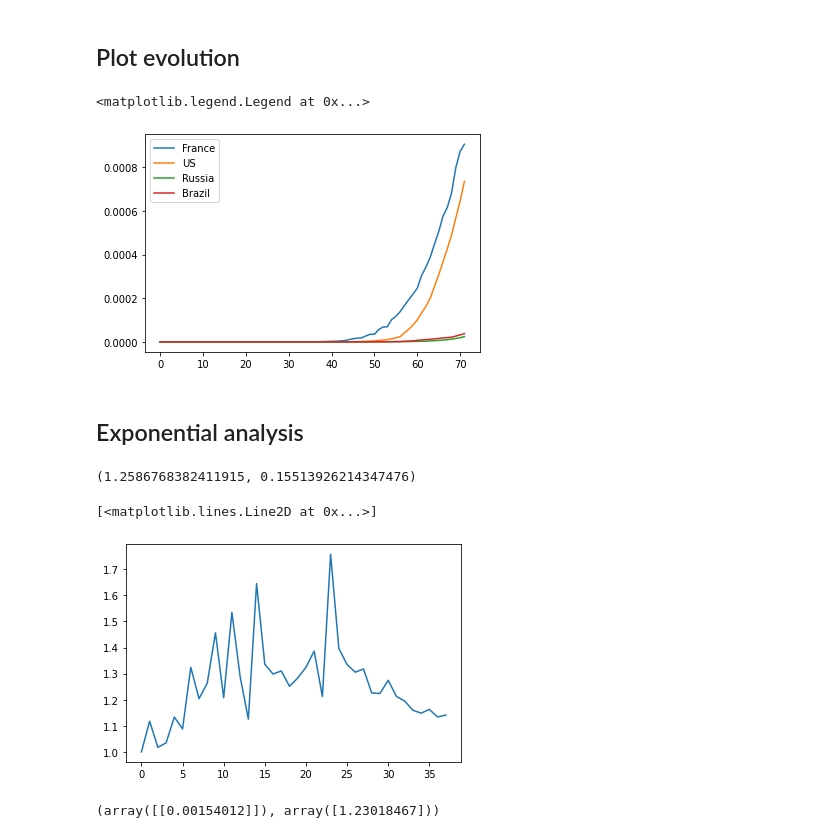
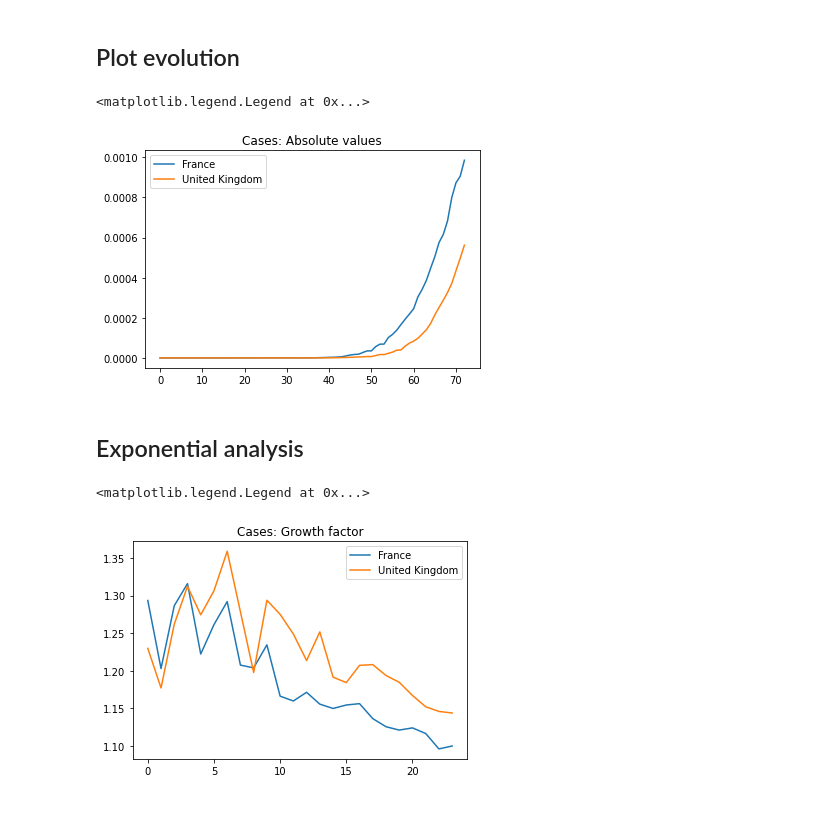
Before and after one commit to LouisGerard/COVID-19, a Jupyter notebook: analysis.ipynb, the cells around one changed output. Drawn from its saved outputs; the diff is of its cells as text; code cells hidden in the pictures; blank space fills up the shorter version.

Commit message:
countries factorisation

```diff
--- a/analysis.ipynb
+++ b/analysis.ipynb
@@ -7,2 +8,18 @@ from matplotlib import pyplot as plt
+# %%
+DATA_DIR = Path('csse_covid_19_data/csse_covid_19_time_series/')
+
+filename = DATA_DIR / 'time_series_covid19_confirmed_global.csv'
+
+title = 'Cases'
+
+countries = [
+    'France',
+    'United Kingdom'
+]
+
+log = False
+move = 5
+start = 45
+days_forward = 10
 # %% [markdown]
 ## Get COVID data
@@ -69,9 +82,9 @@ from scipy.spatial.distance import cdist
 dists = cdist(coordinates, a_coordinates)
 ids = np.argmin(dists, axis=1)
 
-for i in range(229):
-    if a_countries[ids[i]] != id2country[i]:
-        print(id2country[i], '---->', a_countries[ids[i]])
+# for i in range(len(id2country)):
+#     if a_countries[ids[i]] != id2country[i]:
+#         print(id2country[i], '---->', a_countries[ids[i]])
 # %%
 population = {}
 with open('population_by_country_2020.csv') as f:
@@ -98,66 +111,56 @@ with open('population.csv') as f:
 # %%
 def plot(ax, country, log=True):
     x = np.arange(confirmed[country].shape[0])
 
     if log:
         ax.set_yscale('log')
 
     ax.plot(x, confirmed[country] / population[country], label=country)
 
 fig = plt.figure()
 ax = fig.add_subplot()
+ax.set_title(title + ': Absolute values')
 
-log = False
-plot(ax, 'France', log)
-plot(ax, 'US', log)
-plot(ax, 'Russia', log)
-plot(ax, 'Brazil', log)
+for c in countries:
+    plot(ax, c, log)
 ax.legend()
-# plot('France', False)
 # %% [output]
 <matplotlib.legend.Legend at 0x...>
-[figure, old version]
+[figure, new version]
 # %% [markdown]
 ## Exponential analysis
 # %%
-def get_ratios(country):
+def get_ratios(country, start=0):
     ratios = []
-    for i in range(34, len(confirmed[country])):
-        ratio = confirmed[country][i] / confirmed[country][i-1]
+    for i in range(start, len(confirmed[country])):
+        if confirmed[country][i-1] == 0:
+            ratio = 1
+        else:
+            ratio = confirmed[country][i] / confirmed[country][i-1]
         ratios.append(ratio)
     return np.array(ratios)
 
-country = 'US'
-ratios = get_ratios(country)
-avg = ratios.mean()
-std = ratios.std()
-avg, std
+ratios = []
+for c in countries:
+    ratios.append(get_ratios(c, start))
+# avg = ratios.mean()
+# std = ratios.std()
+# avg, std
-# %% [output]
-(1.2586768382411915, 0.15513926214347476)
 # %%
 def moving_average(a, n=3) :
     ret = np.cumsum(a, dtype=float)
     ret[n:] = ret[n:] - ret[:-n]
     return ret[n - 1:] / n
 
-move = 1
-n = len(confirmed[country][34:]) - (move - 1)
+n = len(confirmed['France'][start:]) - (move - 1)
 
 fig = plt.figure()
 ax = fig.add_subplot()
+ax.set_title(title + ': Growth factor')
 
-ax.plot(range(n), moving_average(ratios, move))
+for c, r in zip(countries, ratios):
+    ax.plot(range(n), moving_average(r, move), label=c)
+ax.legend()
 # %% [output]
-[<matplotlib.lines.Line2D at 0x...>]
+<matplotlib.legend.Legend at 0x...>
-[figure, old version]
+[figure, new version]
-# %%
-X = np.arange(len(ratios)).reshape(-1, 1)
-Y = ratios.reshape(-1, 1)
-
-from sklearn.linear_model import LinearRegression
-
-model = LinearRegression()
-model.fit(X, Y)
-model.coef_,model.intercept_
-# %% [output]
-(array([[0.00154012]]), array([1.23018467]))
```
Also changed, not shown: parts of 4 cells of this notebook.
